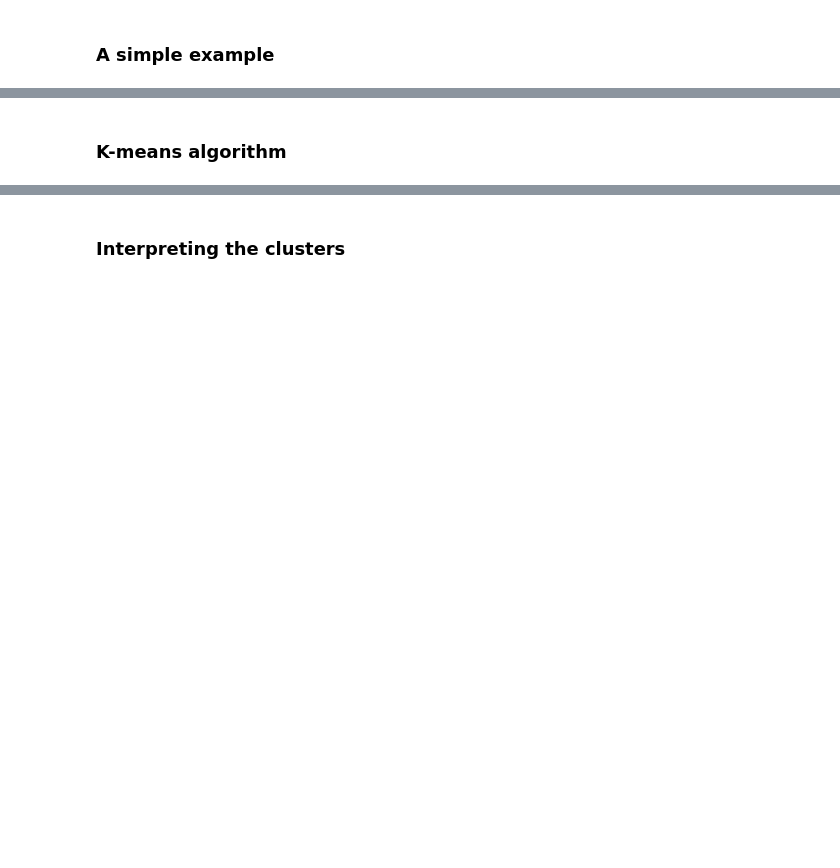
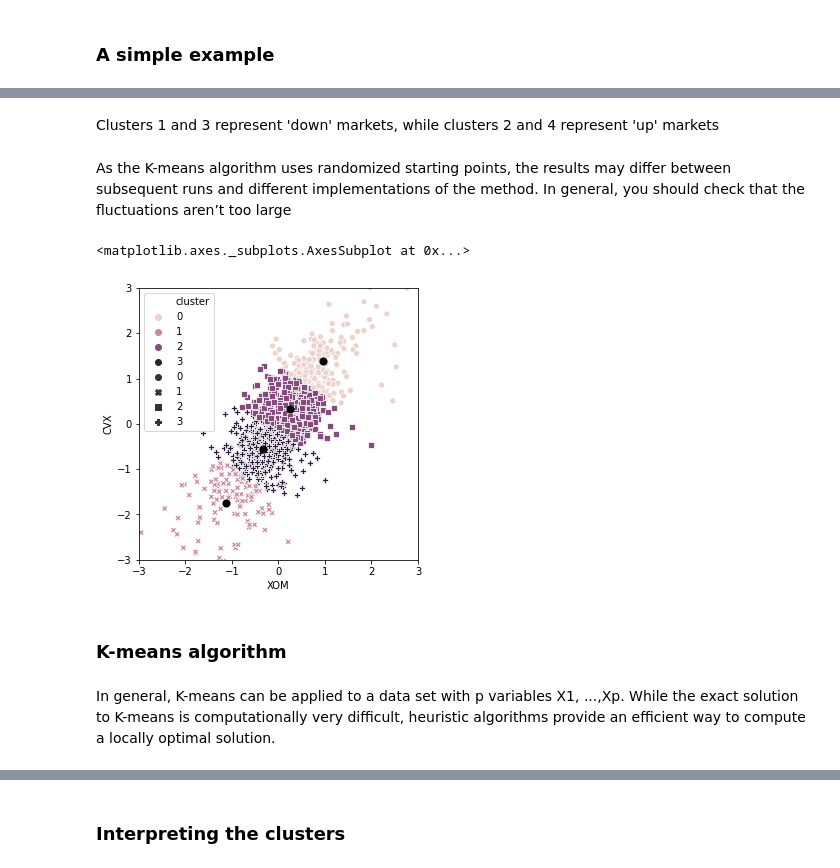
Before and after one commit to DataS07/practical-statistics-for-data-scientists-2nd, a Jupyter notebook: Chapter 7. Unsupervised learning.ipynb, the cells around one changed output, grey strips where cells are left out. Saved outputs shown, nothing was run; the diff lists cells and outputs as text; code cells hidden in the pictures; blank space fills up the shorter version.

```diff
--- a/Chapter 7. Unsupervised learning.ipynb
+++ b/Chapter 7. Unsupervised learning.ipynb
@@ -198,0 +215,8 @@ housetasks
+# %%
+from sklearn.cluster import KMeans
+
+df = sp500_px.loc[sp500_px.index >= '2011-01-01', ['XOM', 'CVX']]
+kmeans = KMeans(n_clusters = 4).fit(df)
+# %%
+df['cluster'] = kmeans.labels_
+df.head()
@@ -198,0 +230,3 @@ housetasks
+# %%
+centers = pd.DataFrame(kmeans.cluster_centers_, columns = ['XOM', 'CVX'])
+centers
@@ -199,2 +239,19 @@ housetasks
+# %% [markdown]
+Clusters 1 and 3 represent 'down' markets, while clusters 2 and 4 represent 'up' markets
+# %% [markdown]
+As the K-means algorithm uses randomized starting points, the results may differ between subsequent runs and different implementations of the method. In general, you should check that the fluctuations aren’t too large
+# %%
+import seaborn as sns
+
+fig, ax = plt.subplots(figsize = (5,5))
+ax = sns.scatterplot(x = 'XOM', y = 'CVX', hue = 'cluster', style = 'cluster', ax = ax, data = df)
+ax.set_xlim(-3, 3)
+ax.set_ylim(-3, 3)
+centers.plot.scatter(x = 'XOM', y = 'CVX', ax = ax, s = 50, color = 'black')
+# %% [output]
+<matplotlib.axes._subplots.AxesSubplot at 0x...>
+[figure, added]
 # %% [markdown]
 ### K-means algorithm
+# %% [markdown]
+In general, K-means can be applied to a data set with p variables X1, ...,Xp. While the exact solution to K-means is computationally very difficult, heuristic algorithms provide an efficient way to compute a locally optimal solution.
```
Also changed, not shown: parts of 50 cells of this notebook.
